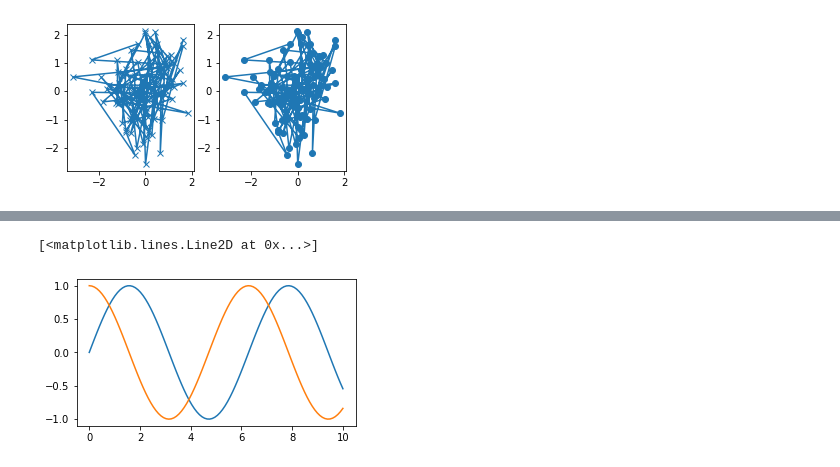
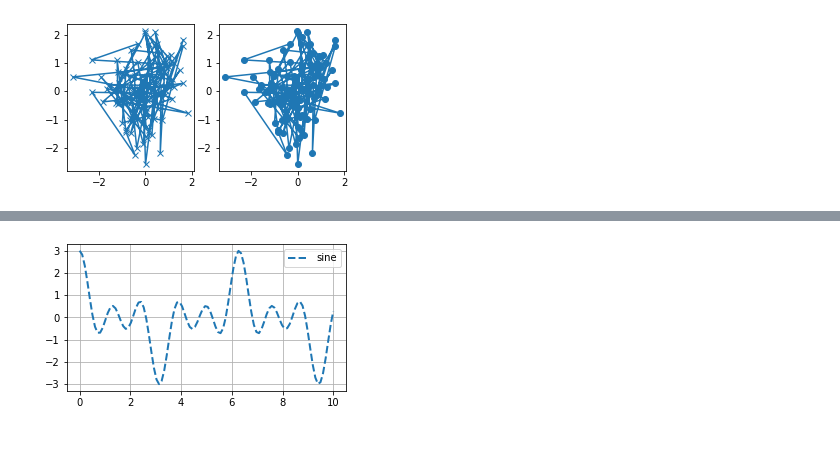
Before and after one commit to Anurag-V251/Pyhton, a Jupyter notebook: Matplot lib/Untitled.ipynb, the cells around one changed output, grey strips where cells are left out. Drawn from its saved outputs; the diff is of its cells as text; code cells hidden in the pictures.

Commit message:
matplotlib learning

```diff
--- a/Matplot lib/Untitled.ipynb
+++ b/Matplot lib/Untitled.ipynb
@@ -68,8 +93,8 @@ my_plotter(ax2,data1,data2,{'marker':'o'})
 # %%
 x = np.linspace(0,10,100)
 fig,ax = plt.subplots(figsize=(5,2.7))
-ax.plot(x,np.sin(x),label='sine')
-ax.plot(x,np.cos(x),label='cos')
+ax.plot(x,np.cos(x)+np.cos(3*x)+np.cos(5*x),label='sine',ls ='--',lw=2)
+ax.legend()
+plt.grid()
 # %% [output]
-[<matplotlib.lines.Line2D at 0x...>]
-[figure, old version]
+[figure, new version]
```
Also changed, not shown: parts of 5 cells of this notebook.
